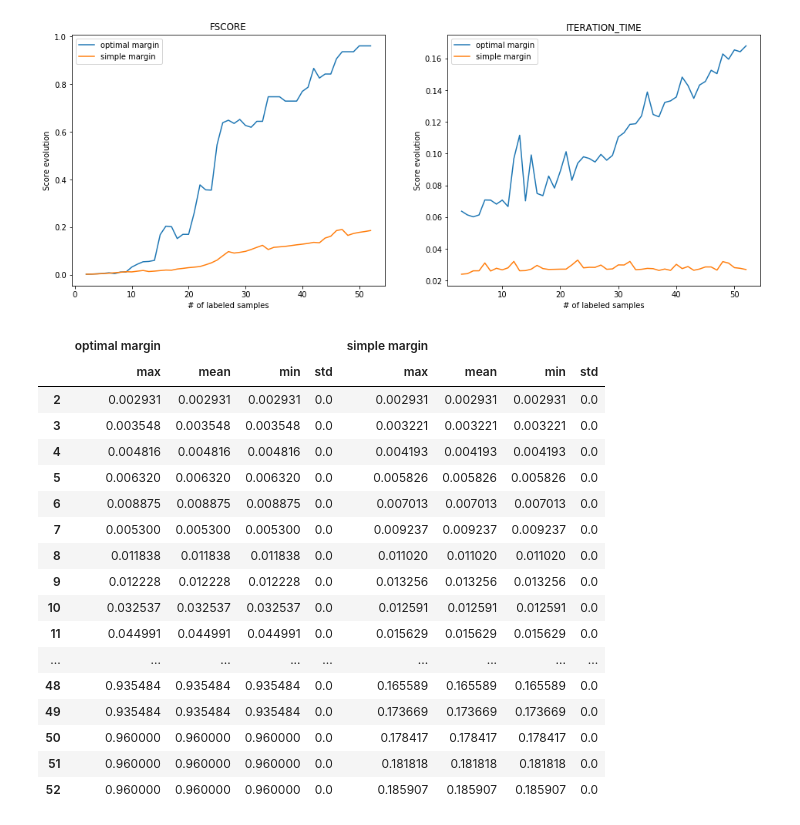
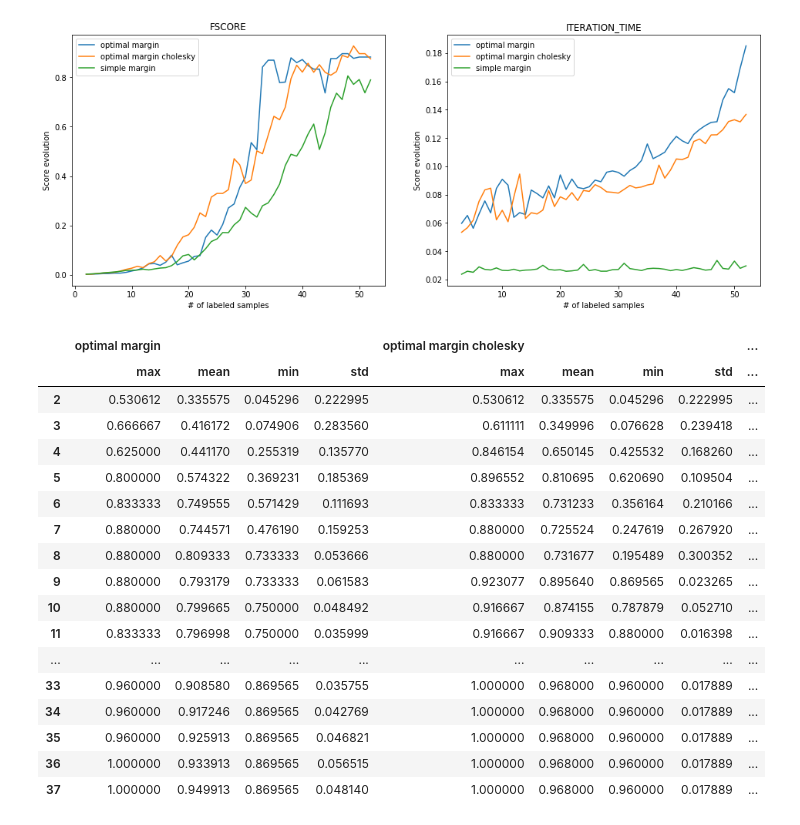
Before and after one commit to AIDEmeProject/PythonMiddleware, a Jupyter notebook: notebooks/svm test.ipynb, the cells around one changed output. Drawn from its saved outputs; the diff is of its cells as text; code cells hidden in the pictures.

Commit message:
added CholeskyOptimalMargin, changed time measurements to timeit module

```diff
--- a/notebooks/svm test.ipynb
+++ b/notebooks/svm test.ipynb
@@ -22,57 +22,59 @@ y_housing = user_housing.get_label(X_housing, update_counter=False)
 X_sdss, user_sdss = get_dataset_and_user('sdss_Q2.1')
 # %%
 from src.active_learning.svm import SimpleMargin, SolverMethod, OptimalMargin
+from src.active_learning.svm.base import OptimalMarginCholesky
 from src.active_learning.linear import LinearMajorityVote, KernelMajorityVote
 from src.active_learning.agnostic import RandomLearner
 from src.showdown import Showdown
 from src.plotting import plot_showdown
 from src.initial_sampling import StratifiedSampler
 from sklearn.svm import SVC
 
 user_housing.max_iter = 35
 user_iris.max_iter = 10
 user_sdss.max_iter = 50
 
 active_learners_list = [
-    #("random", RandomLearner(SVC(C=1000, kernel='rbf', class_weight='balanced'))),
+    #("random", RandomLearner(SVC(C=100000, kernel='rbf'))),
     ("optimal margin", OptimalMargin(chain_length=25, sample_size=16, kind='kernel', kernel='rbf', C=100000)),
+    ("optimal margin cholesky", OptimalMarginCholesky(chain_length=25, sample_size=16, kind='kernel', kernel='rbf', C=100000)),
     ("simple margin", SimpleMargin(kind='kernel', kernel='rbf', C=100000)),
 ]
 
 datasets_list = [
     ('sdss', X_sdss, user_sdss)
     #("housing", X_housing, user_housing),
     #("iris", X_iris, user_iris)
 ]
 times = 1
 showdown = Showdown()
 output = showdown.run(datasets_list, active_learners_list, times, StratifiedSampler(1,1))
 
 #print(output.head())
 plot_showdown(output, times, metrics_list=['fscore', 'iteration_time'])
 # %% [output]
-[figure, old version]
+[figure, new version]
 # %%
-output['sdss']['fscore']
+output['housing']['fscore']
 # %% [output]
-|  | optimal margin |  |  |  | simple margin |  |  |  |
-|  | max | mean | min | std | max | mean | min | std |
-| 2 | 0.002931 | 0.002931 | 0.002931 | 0.0 | 0.002931 | 0.002931 | 0.002931 | 0.0 |
-| 3 | 0.003548 | 0.003548 | 0.003548 | 0.0 | 0.003221 | 0.003221 | 0.003221 | 0.0 |
-| 4 | 0.004816 | 0.004816 | 0.004816 | 0.0 | 0.004193 | 0.004193 | 0.004193 | 0.0 |
-| 5 | 0.006320 | 0.006320 | 0.006320 | 0.0 | 0.005826 | 0.005826 | 0.005826 | 0.0 |
-| 6 | 0.008875 | 0.008875 | 0.008875 | 0.0 | 0.007013 | 0.007013 | 0.007013 | 0.0 |
-| 7 | 0.005300 | 0.005300 | 0.005300 | 0.0 | 0.009237 | 0.009237 | 0.009237 | 0.0 |
-| 8 | 0.011838 | 0.011838 | 0.011838 | 0.0 | 0.011020 | 0.011020 | 0.011020 | 0.0 |
-| 9 | 0.012228 | 0.012228 | 0.012228 | 0.0 | 0.013256 | 0.013256 | 0.013256 | 0.0 |
-| 10 | 0.032537 | 0.032537 | 0.032537 | 0.0 | 0.012591 | 0.012591 | 0.012591 | 0.0 |
-| 11 | 0.044991 | 0.044991 | 0.044991 | 0.0 | 0.015629 | 0.015629 | 0.015629 | 0.0 |
-| ... | ... | ... | ... | ... | ... | ... | ... | ... |
-| 48 | 0.935484 | 0.935484 | 0.935484 | 0.0 | 0.165589 | 0.165589 | 0.165589 | 0.0 |
-| 49 | 0.935484 | 0.935484 | 0.935484 | 0.0 | 0.173669 | 0.173669 | 0.173669 | 0.0 |
-| 50 | 0.960000 | 0.960000 | 0.960000 | 0.0 | 0.178417 | 0.178417 | 0.178417 | 0.0 |
-| 51 | 0.960000 | 0.960000 | 0.960000 | 0.0 | 0.181818 | 0.181818 | 0.181818 | 0.0 |
-| 52 | 0.960000 | 0.960000 | 0.960000 | 0.0 | 0.185907 | 0.185907 | 0.185907 | 0.0 |
+|  | optimal margin |  |  |  | optimal margin cholesky |  |  |  | ... |
+|  | max | mean | min | std | max | mean | min | std | ... |
+| 2 | 0.530612 | 0.335575 | 0.045296 | 0.222995 | 0.530612 | 0.335575 | 0.045296 | 0.222995 | ... |
+| 3 | 0.666667 | 0.416172 | 0.074906 | 0.283560 | 0.611111 | 0.349996 | 0.076628 | 0.239418 | ... |
+| 4 | 0.625000 | 0.441170 | 0.255319 | 0.135770 | 0.846154 | 0.650145 | 0.425532 | 0.168260 | ... |
+| 5 | 0.800000 | 0.574322 | 0.369231 | 0.185369 | 0.896552 | 0.810695 | 0.620690 | 0.109504 | ... |
+| 6 | 0.833333 | 0.749555 | 0.571429 | 0.111693 | 0.833333 | 0.731233 | 0.356164 | 0.210166 | ... |
+| 7 | 0.880000 | 0.744571 | 0.476190 | 0.159253 | 0.880000 | 0.725524 | 0.247619 | 0.267920 | ... |
+| 8 | 0.880000 | 0.809333 | 0.733333 | 0.053666 | 0.880000 | 0.731677 | 0.195489 | 0.300352 | ... |
+| 9 | 0.880000 | 0.793179 | 0.733333 | 0.061583 | 0.923077 | 0.895640 | 0.869565 | 0.023265 | ... |
+| 10 | 0.880000 | 0.799665 | 0.750000 | 0.048492 | 0.916667 | 0.874155 | 0.787879 | 0.052710 | ... |
+| 11 | 0.833333 | 0.796998 | 0.750000 | 0.035999 | 0.916667 | 0.909333 | 0.880000 | 0.016398 | ... |
+| ... | ... | ... | ... | ... | ... | ... | ... | ... | ... |
+| 33 | 0.960000 | 0.908580 | 0.869565 | 0.035755 | 1.000000 | 0.968000 | 0.960000 | 0.017889 | ... |
+| 34 | 0.960000 | 0.917246 | 0.869565 | 0.042769 | 1.000000 | 0.968000 | 0.960000 | 0.017889 | ... |
+| 35 | 0.960000 | 0.925913 | 0.869565 | 0.046821 | 1.000000 | 0.968000 | 0.960000 | 0.017889 | ... |
+| 36 | 1.000000 | 0.933913 | 0.869565 | 0.056515 | 1.000000 | 0.968000 | 0.960000 | 0.017889 | ... |
+| 37 | 1.000000 | 0.949913 | 0.869565 | 0.048140 | 1.000000 | 0.968000 | 0.960000 | 0.017889 | ... |
 # %%
 from datetime import datetime
 
```
Also changed, not shown: parts of 1 cell of this notebook, 2 other files.
